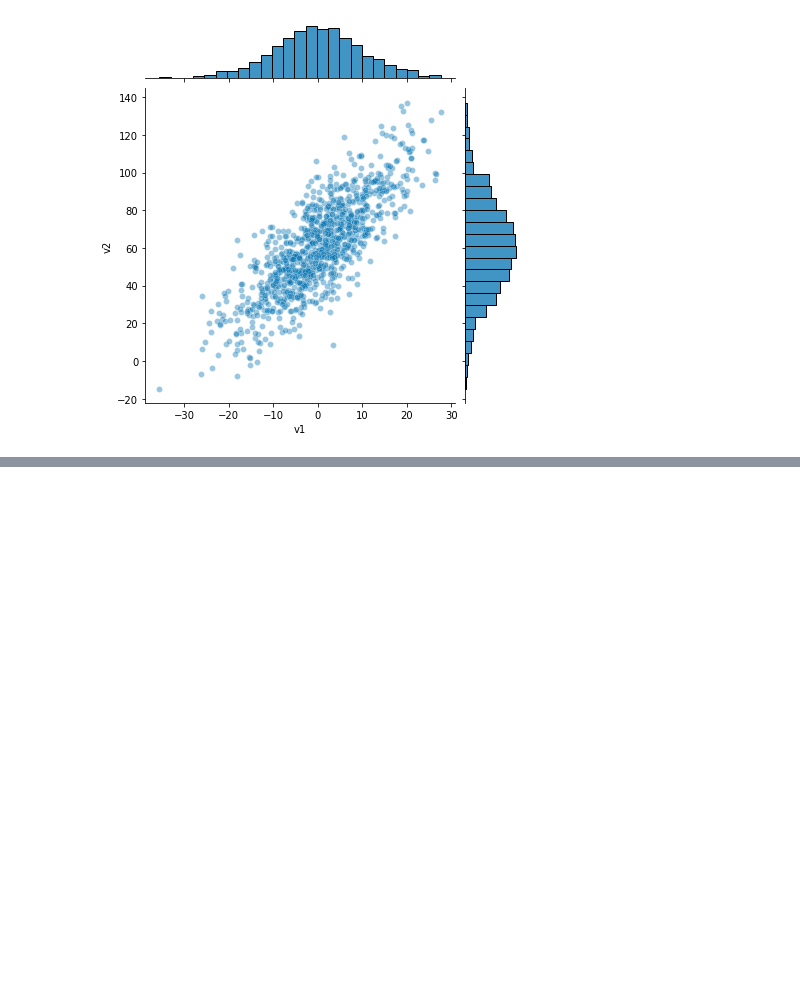
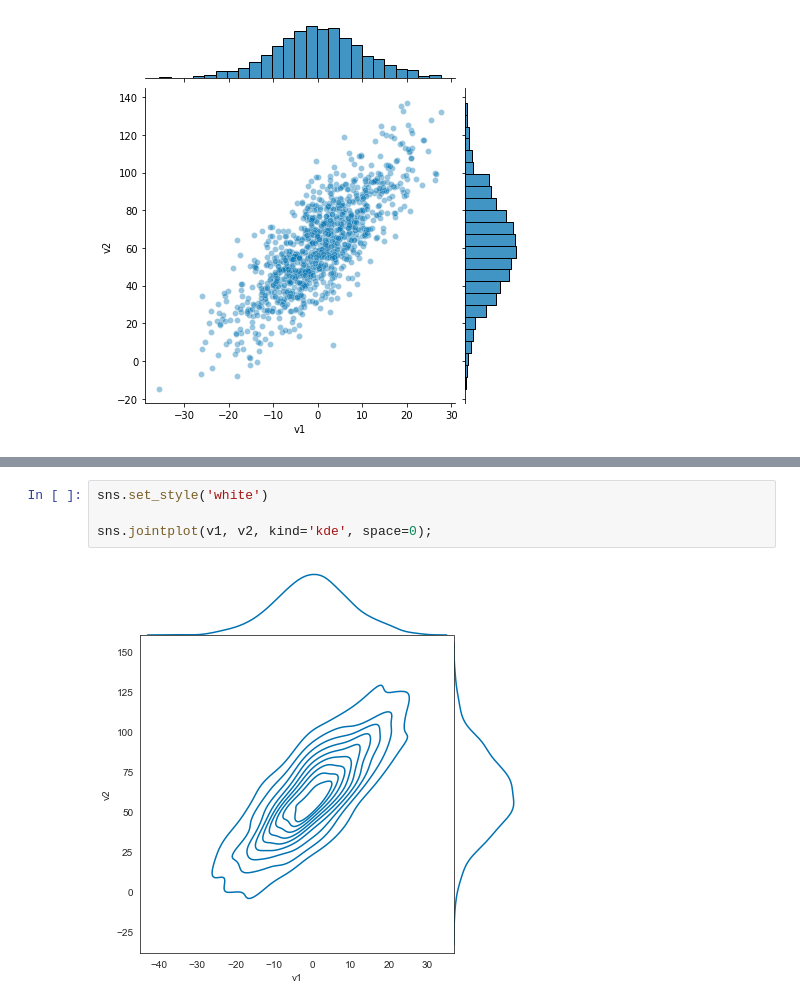
Before and after one commit to smeteo/Applied-DS-with-Python, a Jupyter notebook: 2_Applied_Plotting_Charting_Data_Representation_in_Python/Pandas_Seaborn.ipynb, the cells around one changed output, grey strips where cells are left out. Cells and saved outputs as stored; diff of their text form; blank space fills up the shorter version.

```diff
--- a/2_Applied_Plotting_Charting_Data_Representation_in_Python/Pandas_Seaborn.ipynb
+++ b/2_Applied_Plotting_Charting_Data_Representation_in_Python/Pandas_Seaborn.ipynb
@@ -218,0 +229,6 @@ sns.jointplot(v1, v2, alpha=0.4)
+# %%
+sns.set_style('white')
+
+sns.jointplot(v1, v2, kind='kde', space=0);
+# %% [output]
+[figure, added]
```
Also changed, not shown: parts of 5 cells of this notebook, 2 other files.
